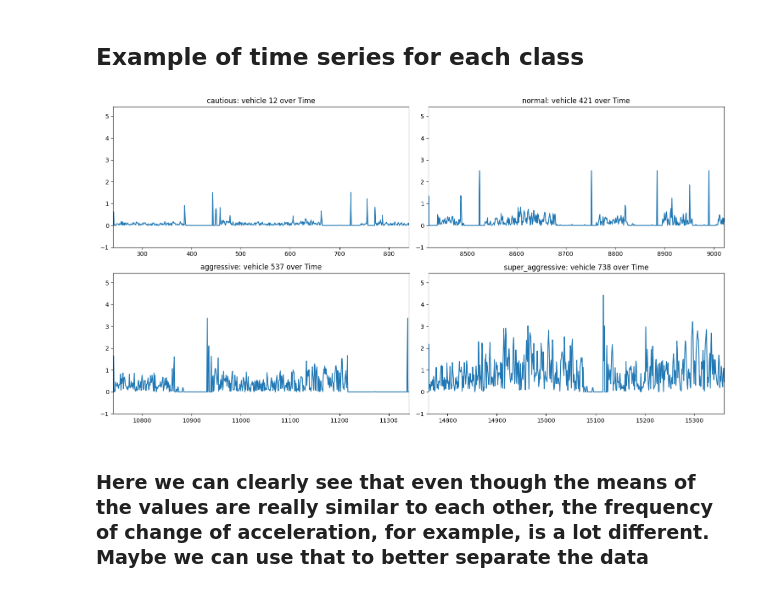
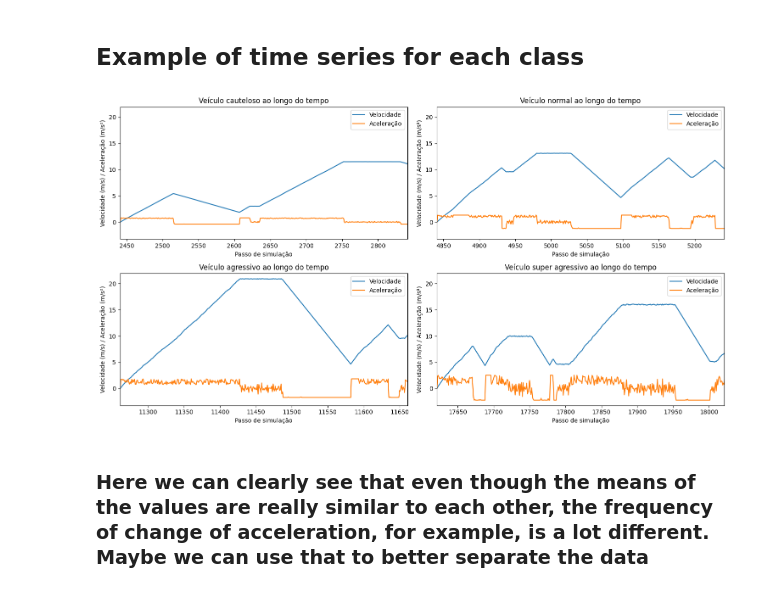
Before and after one commit to H-IAAC/sumo_data_synthesis, a Jupyter notebook: simulationData.ipynb, the cells around one changed output. Saved outputs shown, nothing was run; the diff lists cells and outputs as text; code cells hidden in the pictures.

Commit message:
correcao nos plots

```diff
--- a/simulationData.ipynb
+++ b/simulationData.ipynb
@@ -405,7 +415,7 @@ def show_examples(data_folder, ids, sensors, window=None):
 
     y_min, y_max = float('inf'), float('-inf')
 
-    # First pass to determine the y-limits
+    # Primeira passagem para determinar os limites de y
     for i in range(len(ids)):
         id = list(ids.values())[i]
         time_series = pd.read_csv(f'{data_folder}/{id}.csv')
@@ -413,26 +423,39 @@ def show_examples(data_folder, ids, sensors, window=None):
             y_min = min(y_min, time_series[sensor][:window].min())
             y_max = max(y_max, time_series[sensor][:window].max())
 
-    # Second pass to plot the data with shared y-limits
+    # Segunda passagem para plotar os dados com limites de y compartilhados
     for i in range(len(ids)):
         id = list(ids.values())[i]
         cls = list(ids.keys())[i]
         time_series = pd.read_csv(f'{data_folder}/{id}.csv')
         for sensor in sensors:
             axes[i].plot(time_series['time'], time_series[sensor], label=sensor.capitalize())
-            axes[i].set_title(f"{cls}: vehicle {id} over Time")
+
+            if cls == 'cautious':
+                cls = 'cauteloso'
+            elif cls == 'aggressive':
+                cls = 'agressivo'
+            elif cls == 'super_aggressive':
+                cls = 'super agressivo'
+
+            axes[i].set_title(f"Veículo {cls} ao longo do tempo")
             if window:
                 axes[i].set_xlim([time_series['time'].min(), time_series['time'].min() + window])
             else:
                 axes[i].set_xlim([time_series['time'].min(), time_series['time'].max()])
             axes[i].set_ylim([y_min - 1, y_max + 1])
 
+    for ax in axes:
+        ax.set_xlabel("Passo de simulação")
+        ax.set_ylabel("Velocidade (m/s) / Aceleração (m/s²)")
+        ax.legend(['Velocidade', 'Aceleração'])
+
     plt.tight_layout()
     plt.show()
 # %%
-show_examples(f"{FOLDER_NAME}/data", {x: type_ids_random[x][np.random.randint(0, len(type_ids_random[x]))] for x in type_ids_random.keys()}, ['acc_diff'], window=600)
+show_examples(f"{FOLDER_NAME}/data", {x: type_ids_random[x][np.random.randint(0, len(type_ids_random[x]))] for x in type_ids_random.keys()}, ['speed', 'acceleration'], window=400)
 # %% [output]
-[figure, old version]
+[figure, new version]
 # %% [markdown]
 ### Here we can clearly see that even though the means of the values are really similar to each other, the frequency of change of acceleration, for example, is a lot different. Maybe we can use that to better separate the data
 # %% [markdown]
```
Also changed, not shown: parts of 3 cells of this notebook.
